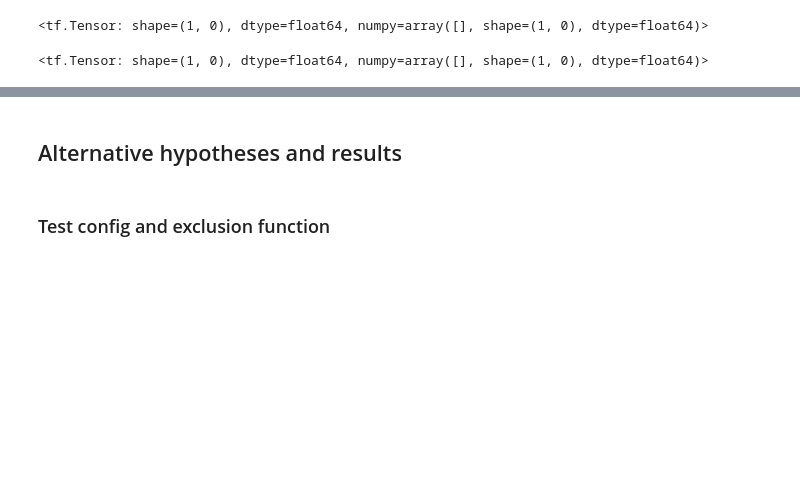
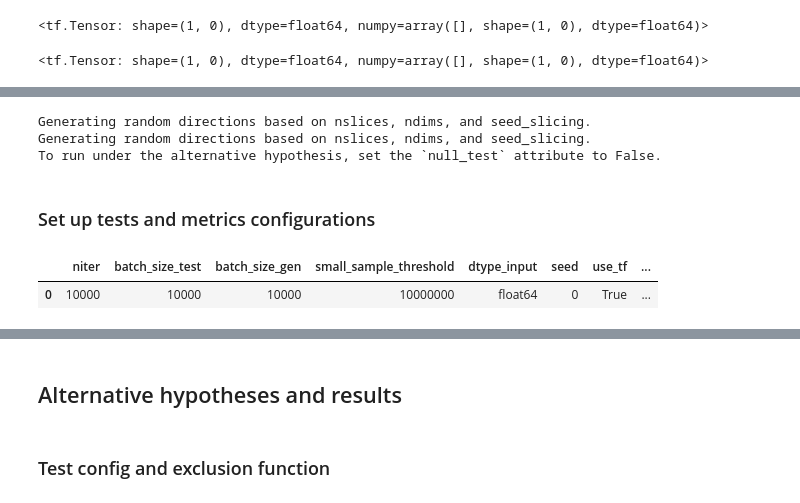
Before and after one commit to TwoSampleTests/GenerativeModelsMetrics, a Jupyter notebook: notebooks/Analysis_5D.ipynb, the cells around one changed output, grey strips where cells are left out. Cells and saved outputs as stored; diff of their text form; code cells hidden in the pictures; blank space fills up the shorter version.

```diff
--- a/notebooks/Analysis_5D.ipynb
+++ b/notebooks/Analysis_5D.ipynb
@@ -150,6 +129,8 @@ Successfully loaded GPU model: NVIDIA A40
 seed = 0
 ncomp = 3
 ndims = 5
+niter = 10_000
+batch_size_test = 10_000
 eps_loc = 0.
 eps_scale = 0.
 dist_1 = MixtureDistributions.MixtureGaussian(ncomp, ndims, 0., 0., seed)
@@ -1224,0 +191,60 @@ metrics_config = {
+# %%
+FNMetric = GMetrics.FNMetric(TwoSampleTestInputs,
+                             progress_bar = True,
+                             verbose = True)
+KSTest = GMetrics.KSTest(TwoSampleTestInputs,
+                         progress_bar = True,
+                         verbose = True)
+SKSTest = GMetrics.SKSTest(TwoSampleTestInputs,
+                           nslices = 100,
+                           seed_slicing = 0,
+                           progress_bar = True,
+                           verbose = True)
+SWDMetric = GMetrics.SWDMetric(TwoSampleTestInputs,
+                               nslices = 100,
+                               seed_slicing = 0,
+                               progress_bar = True,
+                               verbose = True)
+FPDMetric = GMetrics.FPDMetric(TwoSampleTestInputs,
+                               progress_bar = True,
+                               verbose = True)
+KPDMetric = GMetrics.KPDMetric(TwoSampleTestInputs,
+                               progress_bar = True,
+                               verbose = True)
+LRMetric = GMetrics.LRMetric(TwoSampleTestInputs,
+                             null_test=True,
+                             verbose = True)
+# %% [output]
+Generating random directions based on nslices, ndims, and seed_slicing.
+Generating random directions based on nslices, ndims, and seed_slicing.
+To run under the alternative hypothesis, set the `null_test` attribute to False.
+# %% [markdown]
+### Set up tests and metrics configurations
+# %%
+test_config_null = {}
+test_config_tmp = dict(TwoSampleTestInputs.__dict__)
+keys_to_remove = ["_dist_1_input", "_dist_2_input", "_dist_1_num", "_dist_2_num", "_dist_1_symb", "_dist_2_symb", "_seed_generator"]
+for key in keys_to_remove:
+    test_config_tmp.pop(key, None)
+for key, value in test_config_tmp.items():
+    new_key = key.lstrip('_')
+
+    if isinstance(value, tf.Tensor):
+        new_value = value.numpy() # type: ignore
+    elif isinstance(value, np.ndarray):
+        new_value = value.tolist()
+    elif isinstance(value, np.generic):
+        new_value = value.item() # Convert NumPy scalars to Python scalars
+    elif isinstance(value, tf.DType):
+        new_value = value.name
+    elif isinstance(value, np.dtype):
+        new_value = np.dtype(value).name
+    else:
+        new_value = value
+
+    test_config_null[new_key] = new_value
+
+pd.DataFrame([test_config_null])
+# %% [output]
+|  | niter | batch_size_test | batch_size_gen | small_sample_threshold | dtype_input | seed | use_tf | ... |
+| 0 | 10000 | 10000 | 10000 | 10000000 | float64 | 0 | True | ... |
```
Also changed, not shown: parts of 136 cells of this notebook, 5 other files.
